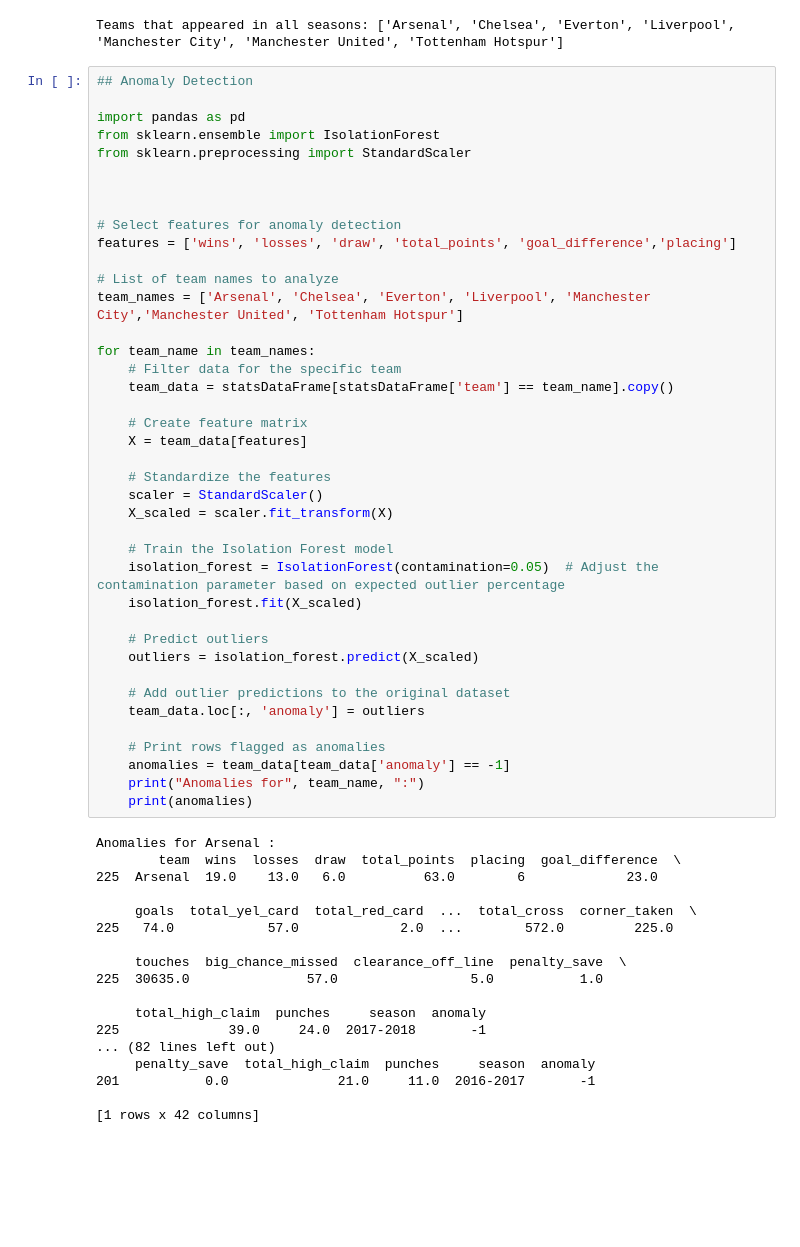
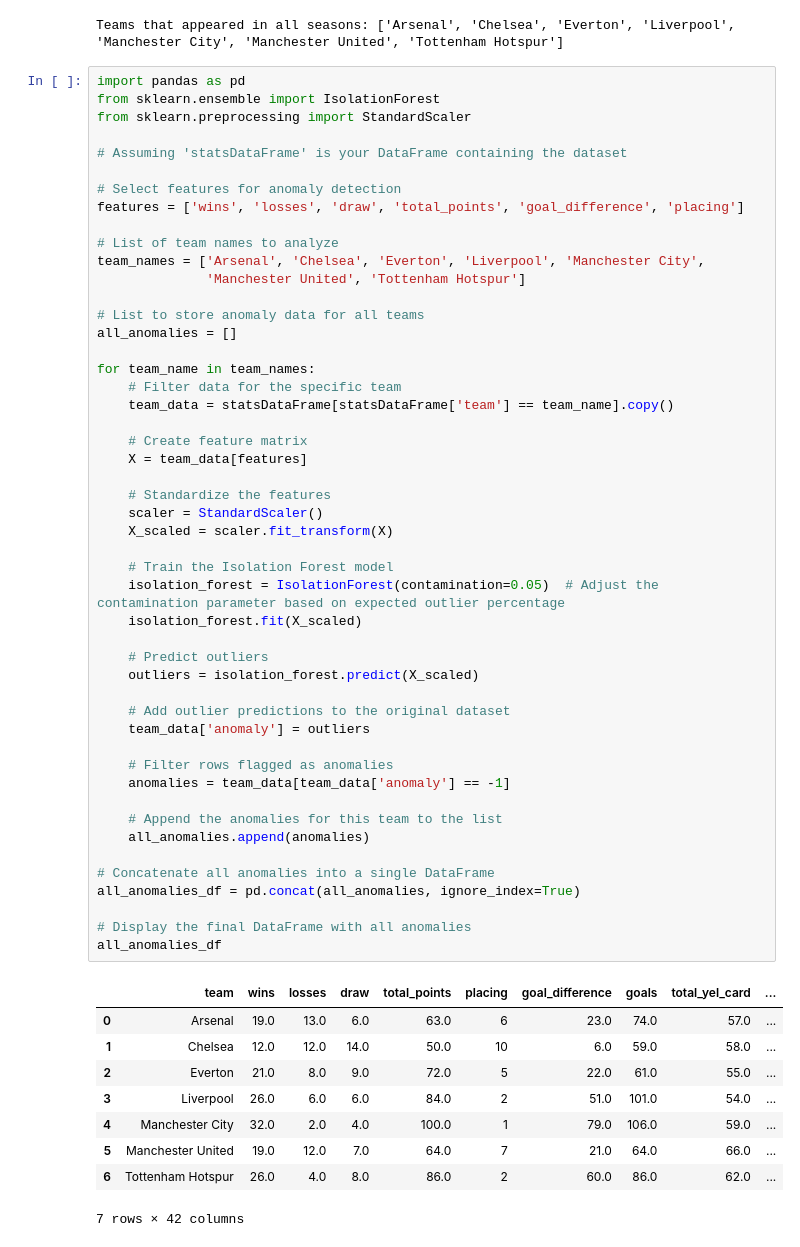
Before and after one commit to JacksonSeowJX/SC1015, a Jupyter notebook: Sc1015 Mini-Project.ipynb, the cells around one changed output. Saved outputs shown, nothing was run; the diff lists cells and outputs as text; blank space fills up the shorter version.

```diff
--- a/Sc1015 Mini-Project.ipynb
+++ b/Sc1015 Mini-Project.ipynb
@@ -1398,61 +1449,62 @@ print("Teams that appeared in all seasons:", consistent_team_list)
 # %% [output]
 Teams that appeared in all seasons: ['Arsenal', 'Chelsea', 'Everton', 'Liverpool', 'Manchester City', 'Manchester United', 'Tottenham Hotspur']
 # %%
-## Anomaly Detection
-
 import pandas as pd
 from sklearn.ensemble import IsolationForest
 from sklearn.preprocessing import StandardScaler
 
-
+# Assuming 'statsDataFrame' is your DataFrame containing the dataset
 
 # Select features for anomaly detection
-features = ['wins', 'losses', 'draw', 'total_points', 'goal_difference','placing']
+features = ['wins', 'losses', 'draw', 'total_points', 'goal_difference', 'placing']
 
 # List of team names to analyze
-team_names = ['Arsenal', 'Chelsea', 'Everton', 'Liverpool', 'Manchester City','Manchester United', 'Tottenham Hotspur']
+team_names = ['Arsenal', 'Chelsea', 'Everton', 'Liverpool', 'Manchester City',
+              'Manchester United', 'Tottenham Hotspur']
+
+# List to store anomaly data for all teams
+all_anomalies = []
 
 for team_name in team_names:
     # Filter data for the specific team
     team_data = statsDataFrame[statsDataFrame['team'] == team_name].copy()
 
     # Create feature matrix
     X = team_data[features]
 
     # Standardize the features
     scaler = StandardScaler()
     X_scaled = scaler.fit_transform(X)
 
     # Train the Isolation Forest model
     isolation_forest = IsolationForest(contamination=0.05)  # Adjust the contamination parameter based on expected outlier percentage
     isolation_forest.fit(X_scaled)
 
     # Predict outliers
     outliers = isolation_forest.predict(X_scaled)
 
     # Add outlier predictions to the original dataset
-    team_data.loc[:, 'anomaly'] = outliers
+    team_data['anomaly'] = outliers
 
-    # Print rows flagged as anomalies
+    # Filter rows flagged as anomalies
     anomalies = team_data[team_data['anomaly'] == -1]
-    print("Anomalies for", team_name, ":")
-    print(anomalies)
+
+    # Append the anomalies for this team to the list
+    all_anomalies.append(anomalies)
+
+# Concatenate all anomalies into a single DataFrame
+all_anomalies_df = pd.concat(all_anomalies, ignore_index=True)
+
+# Display the final DataFrame with all anomalies
+all_anomalies_df
 # %% [output]
+|  | team | wins | losses | draw | total_points | placing | goal_difference | goals | total_yel_card | ... |
+| 0 | Arsenal | 19.0 | 13.0 | 6.0 | 63.0 | 6 | 23.0 | 74.0 | 57.0 | ... |
+| 1 | Chelsea | 12.0 | 12.0 | 14.0 | 50.0 | 10 | 6.0 | 59.0 | 58.0 | ... |
+| 2 | Everton | 21.0 | 8.0 | 9.0 | 72.0 | 5 | 22.0 | 61.0 | 55.0 | ... |
+| 3 | Liverpool | 26.0 | 6.0 | 6.0 | 84.0 | 2 | 51.0 | 101.0 | 54.0 | ... |
+| 4 | Manchester City | 32.0 | 2.0 | 4.0 | 100.0 | 1 | 79.0 | 106.0 | 59.0 | ... |
+| 5 | Manchester United | 19.0 | 12.0 | 7.0 | 64.0 | 7 | 21.0 | 64.0 | 66.0 | ... |
+| 6 | Tottenham Hotspur | 26.0 | 4.0 | 8.0 | 86.0 | 2 | 60.0 | 86.0 | 62.0 | ... |
-Anomalies for Arsenal :
-        team  wins  losses  draw  total_points  placing  goal_difference  \
-225  Arsenal  19.0    13.0   6.0          63.0        6             23.0
-
-     goals  total_yel_card  total_red_card  ...  total_cross  corner_taken  \
-225   74.0            57.0             2.0  ...        572.0         225.0
-
-     touches  big_chance_missed  clearance_off_line  penalty_save  \
-225  30635.0               57.0                 5.0           1.0
-
-     total_high_claim  punches     season  anomaly
-225              39.0     24.0  2017-2018       -1
-... (82 lines left out)
-     penalty_save  total_high_claim  punches     season  anomaly
-201           0.0              21.0     11.0  2016-2017       -1
-
-[1 rows x 42 columns]
+7 rows × 42 columns
 # %% [markdown]
```
Also changed, not shown: parts of 5 cells of this notebook.
